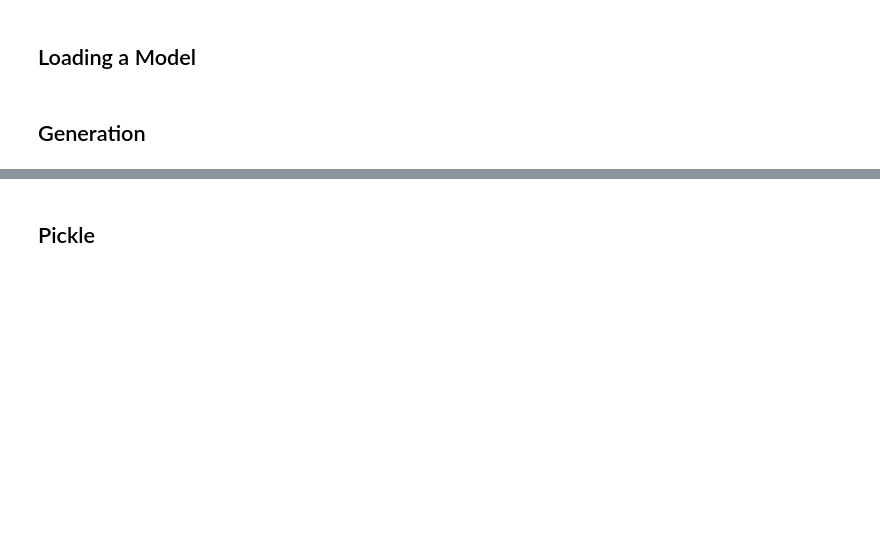
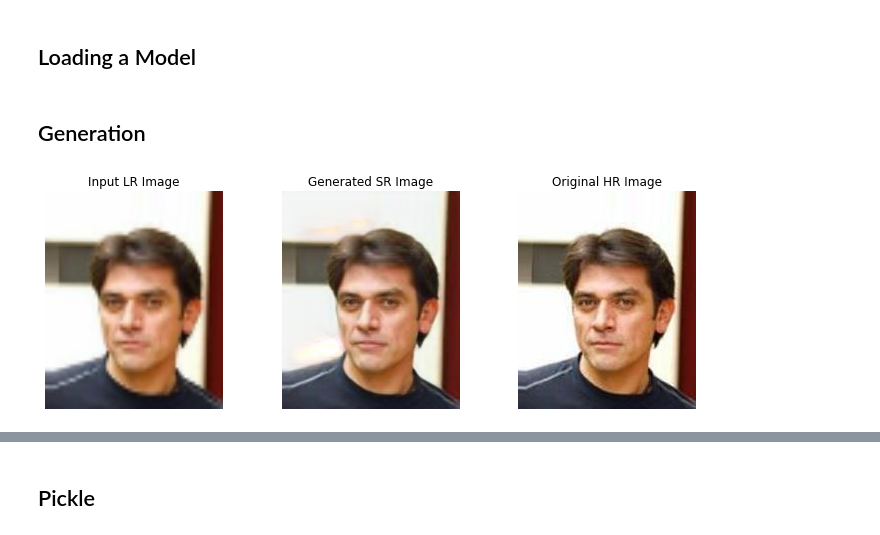
Before and after one commit to NB094/Easy-GANs, a Jupyter notebook: SRGAN/SRGAN.ipynb, the cells around one changed output, grey strips where cells are left out. Saved outputs shown, nothing was run; the diff lists cells and outputs as text; code cells hidden in the pictures; blank space fills up the shorter version.

```diff
--- a/SRGAN/SRGAN.ipynb
+++ b/SRGAN/SRGAN.ipynb
@@ -404,9 +459,9 @@ gan.generator.save('saved_model/generator.h5')
 # %% [markdown]
 ## Loading a Model
 # %%
-from keras.models import load_model
+# Run this cell to load the fully trained model
 
-a = load_model('saved_model/generator.h5', compile=False)
+a = load_model('saved_model/generatorX.h5', compile=False)
 # %% [markdown]
 ## Generation
 # %%
@@ -478,5 +529,7 @@ def plot_image(img_lr, img_sr, img_hr):
     axs[2].axis('off')
     return
 # %%
-img_lr, img_sr, img_hr = rescale_img('datasets/img_align_celeba/130082.jpg')
+img_lr, img_sr, img_hr = rescale_img('datasets/img_align_celeba/024324.jpg')
 plot_image(img_lr, img_sr, img_hr)
+# %% [output]
+[figure, added]
```
Also changed, not shown: parts of 17 cells of this notebook, 6 other files.
